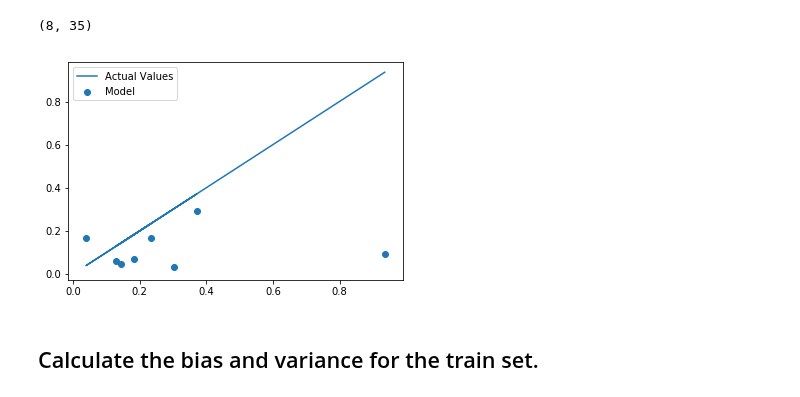
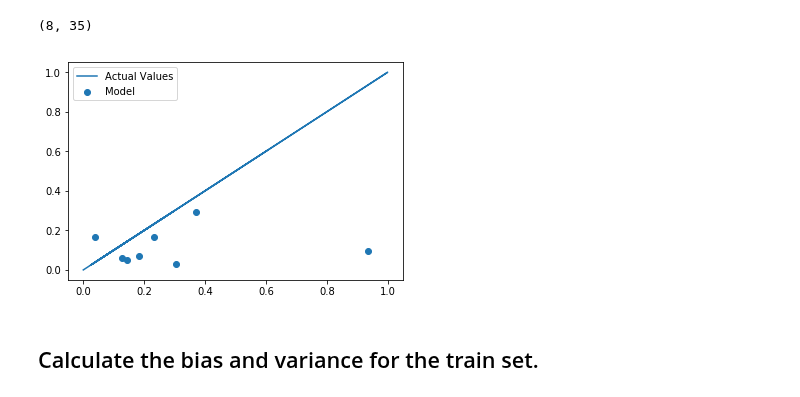
Before and after one commit to zapatos24/dsc-bias-variance-trade-off-lab-nyc-ds-060319, a Jupyter notebook: index.ipynb, the cells around one changed output. Cells and saved outputs as stored; diff of their text form; code cells hidden in the pictures.

```diff
--- a/index.ipynb
+++ b/index.ipynb
@@ -210,12 +210,12 @@ np.shape(x_test_poly)
 (8, 35)
 # %%
 # your code here
-plt.plot(y_train, y_test, label='Actual Values')
+plt.plot(y_train, y_train, label='Actual Values')
 plt.scatter(y_test, reg_poly.predict(x_test_poly), label='Model')
 plt.legend()
 plt.show()
 # %% [output]
-[figure, old version]
+[figure, new version]
 # %% [markdown]
 ##  Calculate the bias and variance for the train set.
 # %%
```
